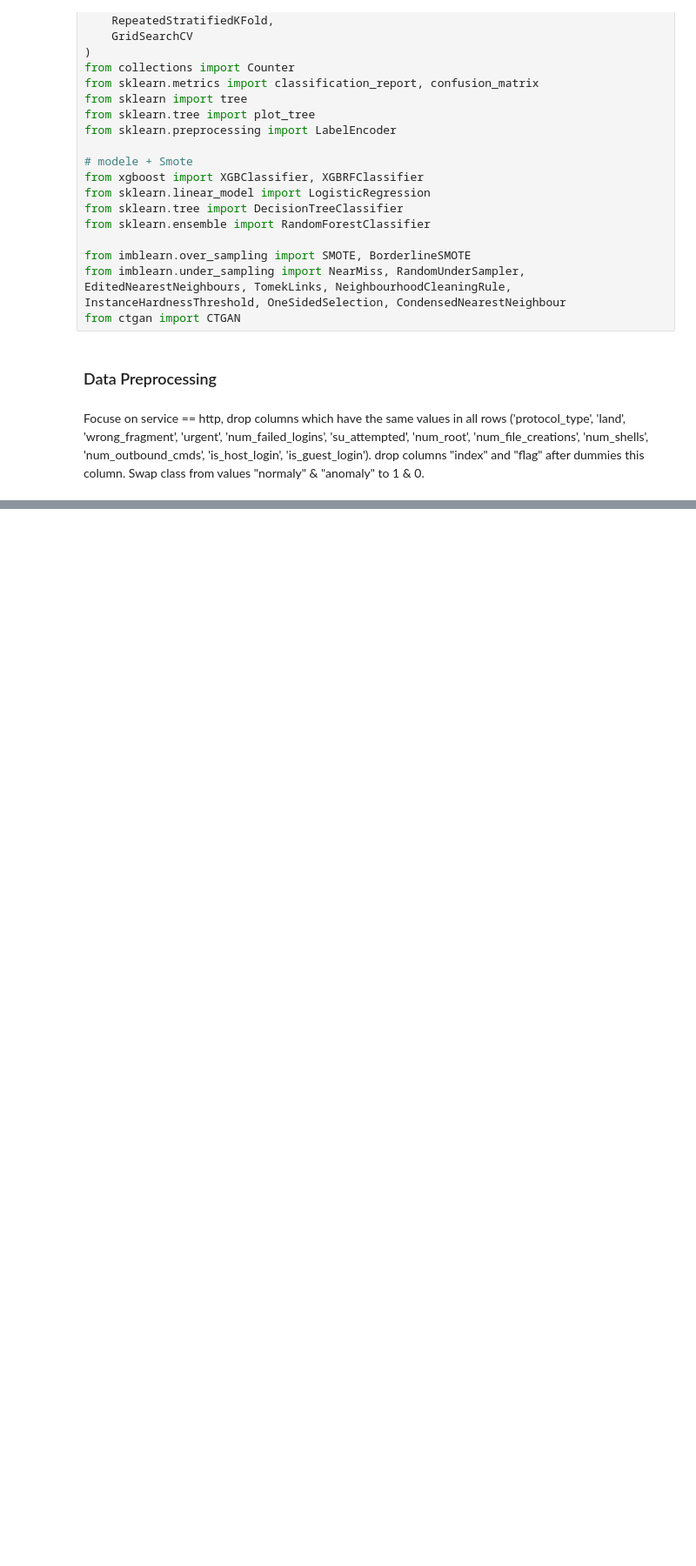
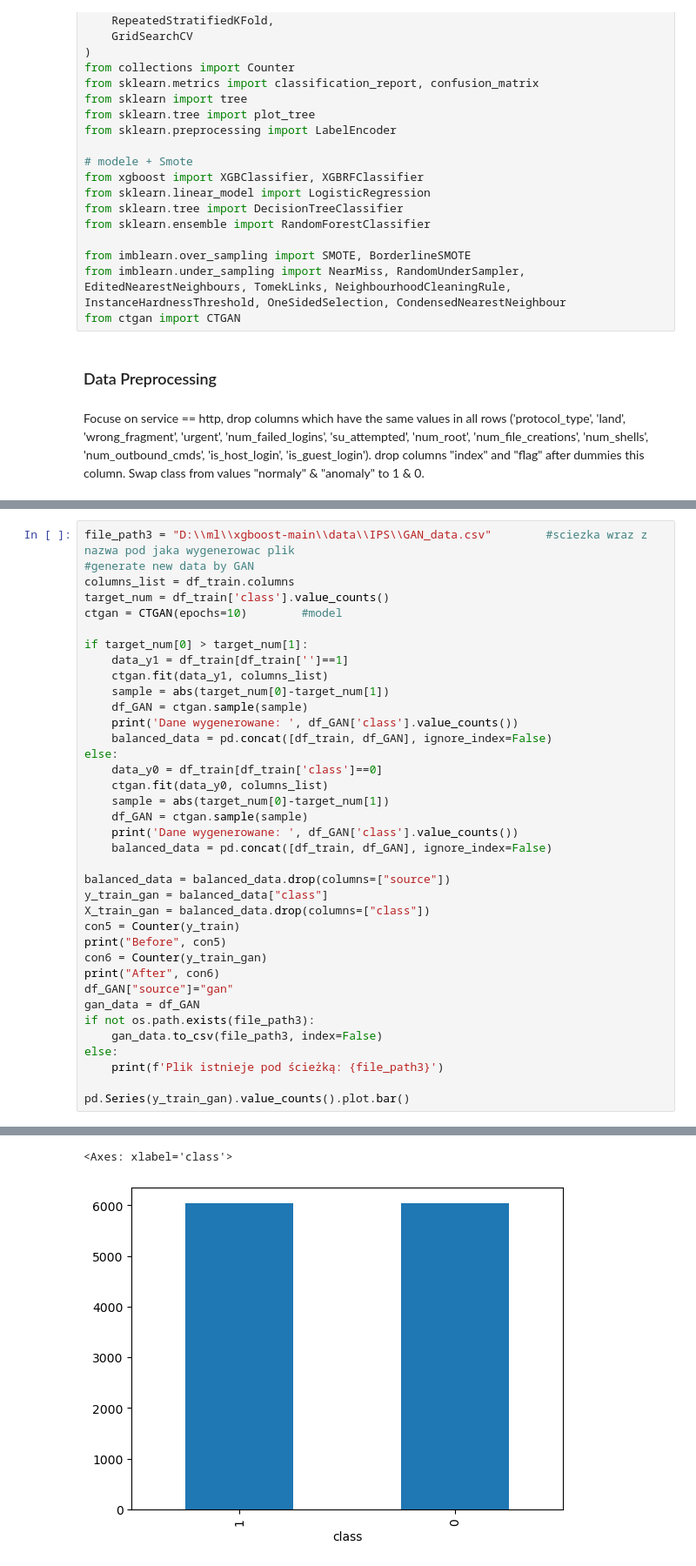
Before and after one commit to BeNNeTTcik/xgboost, a Jupyter notebook: notebooks/ips.ipynb, the cells around one changed output, grey strips where cells are left out. Shown at 87% size. Saved outputs shown, nothing was run; the diff lists cells and outputs as text; blank space fills up the shorter version.

```diff
--- a/notebooks/ips.ipynb
+++ b/notebooks/ips.ipynb
@@ -77,0 +150,38 @@ Name: count, dtype: int64
+# %%
+file_path3 = "D:\\ml\\xgboost-main\\data\\IPS\\GAN_data.csv"        #sciezka wraz z nazwa pod jaka wygenerowac plik
+#generate new data by GAN
+columns_list = df_train.columns
+target_num = df_train['class'].value_counts()
+ctgan = CTGAN(epochs=10)        #model
+
+if target_num[0] > target_num[1]:
+    data_y1 = df_train[df_train['']==1]
+    ctgan.fit(data_y1, columns_list)
+    sample = abs(target_num[0]-target_num[1])
+    df_GAN = ctgan.sample(sample)
+    print('Dane wygenerowane: ', df_GAN['class'].value_counts())
+    balanced_data = pd.concat([df_train, df_GAN], ignore_index=False)
+else:
+    data_y0 = df_train[df_train['class']==0]
+    ctgan.fit(data_y0, columns_list)
+    sample = abs(target_num[0]-target_num[1])
+    df_GAN = ctgan.sample(sample)
+    print('Dane wygenerowane: ', df_GAN['class'].value_counts())
+    balanced_data = pd.concat([df_train, df_GAN], ignore_index=False)
+
+balanced_data = balanced_data.drop(columns=["source"])
+y_train_gan = balanced_data["class"]
+X_train_gan = balanced_data.drop(columns=["class"])
+con5 = Counter(y_train)
+print("Before", con5)
+con6 = Counter(y_train_gan)
+print("After", con6)
+df_GAN["source"]="gan"
+gan_data = df_GAN
+if not os.path.exists(file_path3):
+    gan_data.to_csv(file_path3, index=False)
+else:
+    print(f'Plik istnieje pod ścieżką: {file_path3}')
+
+pd.Series(y_train_gan).value_counts().plot.bar()
+# %% [output]
@@ -77,0 +193,2 @@ Name: count, dtype: int64
+<Axes: xlabel='class'>
+[figure, added]
```
Also changed, not shown: parts of 14 cells of this notebook, 6 other files.
